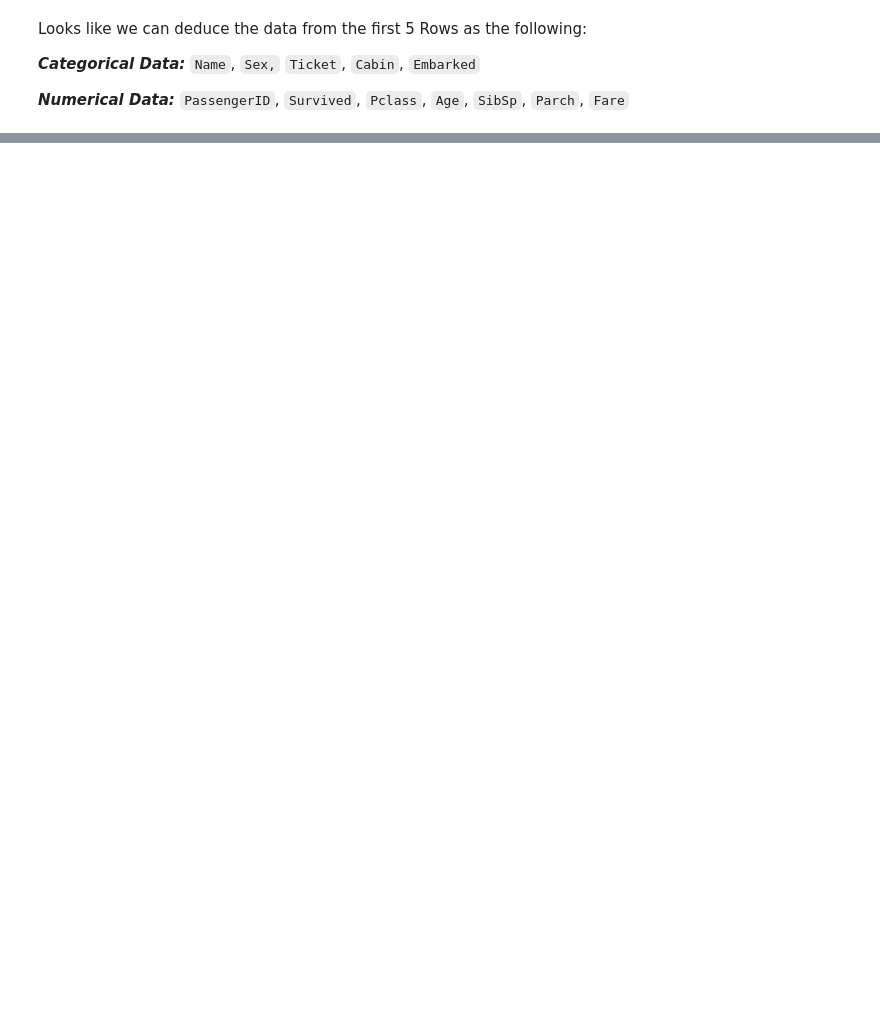
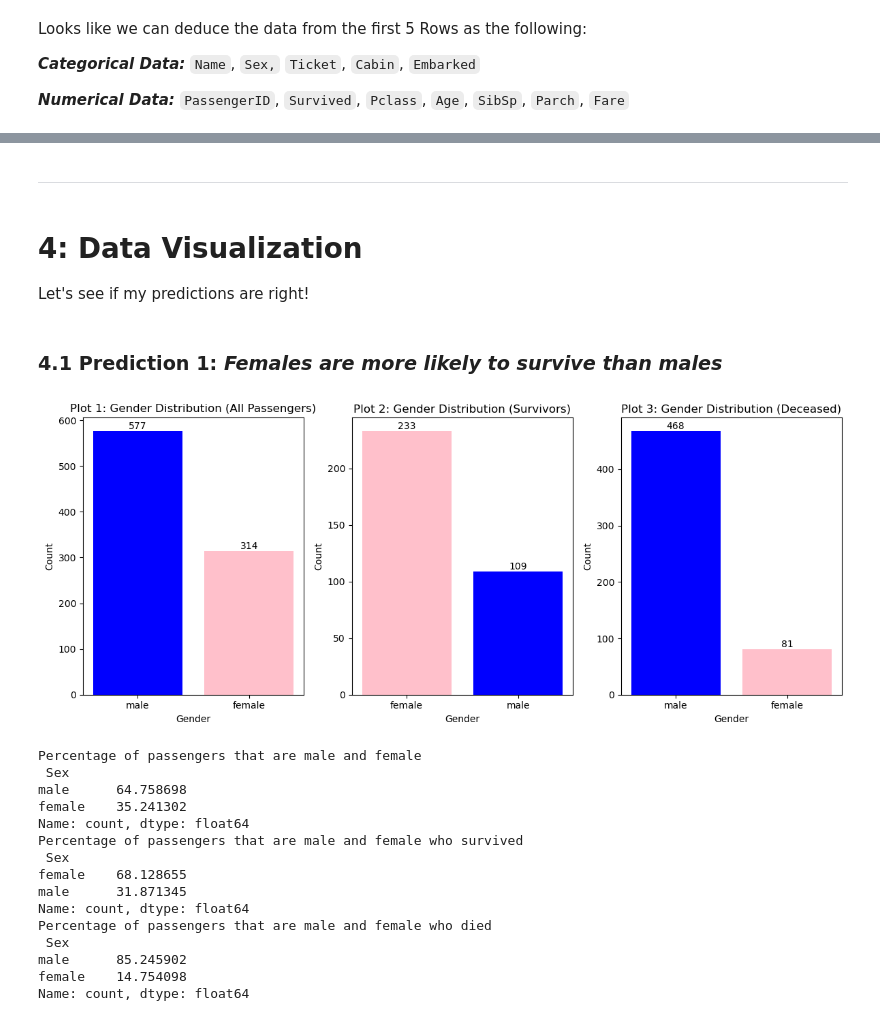
Before and after one commit to davidjoves/Predicting-Survival-from-the-Titanic, a Jupyter notebook: work.ipynb, the cells around one changed output, grey strips where cells are left out. Saved outputs shown, nothing was run; the diff lists cells and outputs as text; code cells hidden in the pictures; blank space fills up the shorter version.

Commit message:
Starting prediction 2

```diff
--- a/work.ipynb
+++ b/work.ipynb
@@ -84,0 +177,69 @@
+# %% [markdown]
+___
+# %% [markdown]
+# 4: Data Visualization
+Let's see if my predictions are right!
+# %% [markdown]
+### 4.1 Prediction 1: _Females are more likely to survive than males_
+# %%
+def barplot_sex(dataset : pd.DataFrame):
+    passenger_sex_count = dataset["Sex"].value_counts()
+    survivor_count = dataset['Sex'][dataset['Survived'] == 1].value_counts()
+    deceased_count = dataset['Sex'][dataset['Survived'] == 0].value_counts()
+
+    gender_color = {'male' : 'blue', 'female' : 'pink'}
+    passenger_colors = passenger_sex_count.index.map(gender_color)
+    survivor_colors = survivor_count.index.map(gender_color)
+    deceased_colors = deceased_count.index.map(gender_color)
+
+
+    fig, ax = plt.subplots(1, 3, figsize=(12, 5))
+
+    plot1= ax[0].bar(passenger_sex_count.index, passenger_sex_count.values, color=passenger_colors)
+    ax[0].set_title('Plot 1: Gender Distribution (All Passengers)')
+    ax[0].set_xlabel('Gender')
+    ax[0].set_ylabel('Count')
+    ax[0].bar_label(plot1)
+
+    plot2= ax[1].bar(survivor_count.index, survivor_count.values, color=survivor_colors)
+    ax[1].set_title('Plot 2: Gender Distribution (Survivors)')
+    ax[1].set_xlabel('Gender')
+    ax[1].set_ylabel('Count')
+    ax[1].bar_label(plot2)
+
+    plot3 = ax[2].bar(deceased_count.index, deceased_count.values, color=deceased_colors)
+    ax[2].set_title('Plot 3: Gender Distribution (Deceased)')
+    ax[2].set_xlabel('Gender')
+    ax[2].set_ylabel('Count')
+    ax[2].bar_label(plot3)
+
+    plt.tight_layout()
+    plt.show()
+
+
+    passenger_percent = (passenger_sex_count / passenger_sex_count.sum()) * 100
+    survivor_percent = (survivor_count / survivor_count.sum()) * 100
+    deceased_percent = (deceased_count / deceased_count.sum()) * 100
+
+    print("Percentage of passengers that are male and female \n", passenger_percent)
+    print("Percentage of passengers that are male and female who survived \n", survivor_percent)
+    print("Percentage of passengers that are male and female who died\n",deceased_percent)
+
+barplot_sex(train)
+# %% [output]
+[figure, added]
+Percentage of passengers that are male and female
+ Sex
+male      64.758698
+female    35.241302
+Name: count, dtype: float64
+Percentage of passengers that are male and female who survived
+ Sex
+female    68.128655
+male      31.871345
+Name: count, dtype: float64
+Percentage of passengers that are male and female who died
+ Sex
+male      85.245902
+female    14.754098
+Name: count, dtype: float64
```
Also changed, not shown: parts of 17 cells of this notebook.
